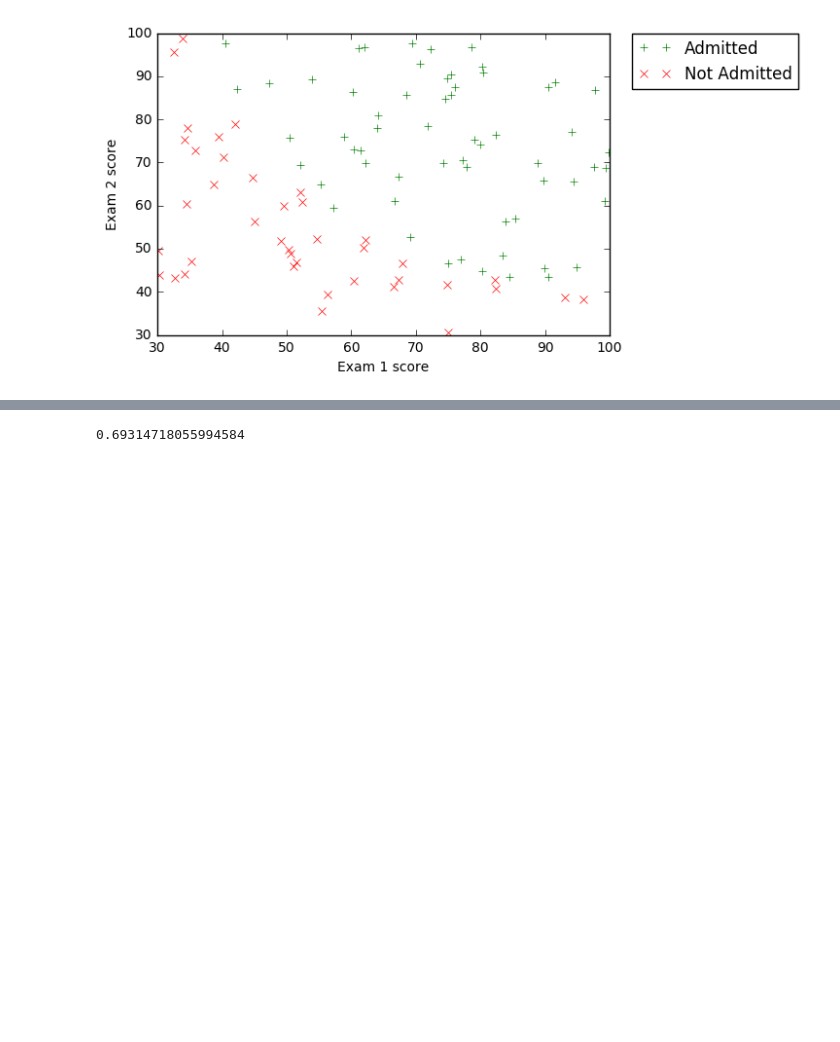
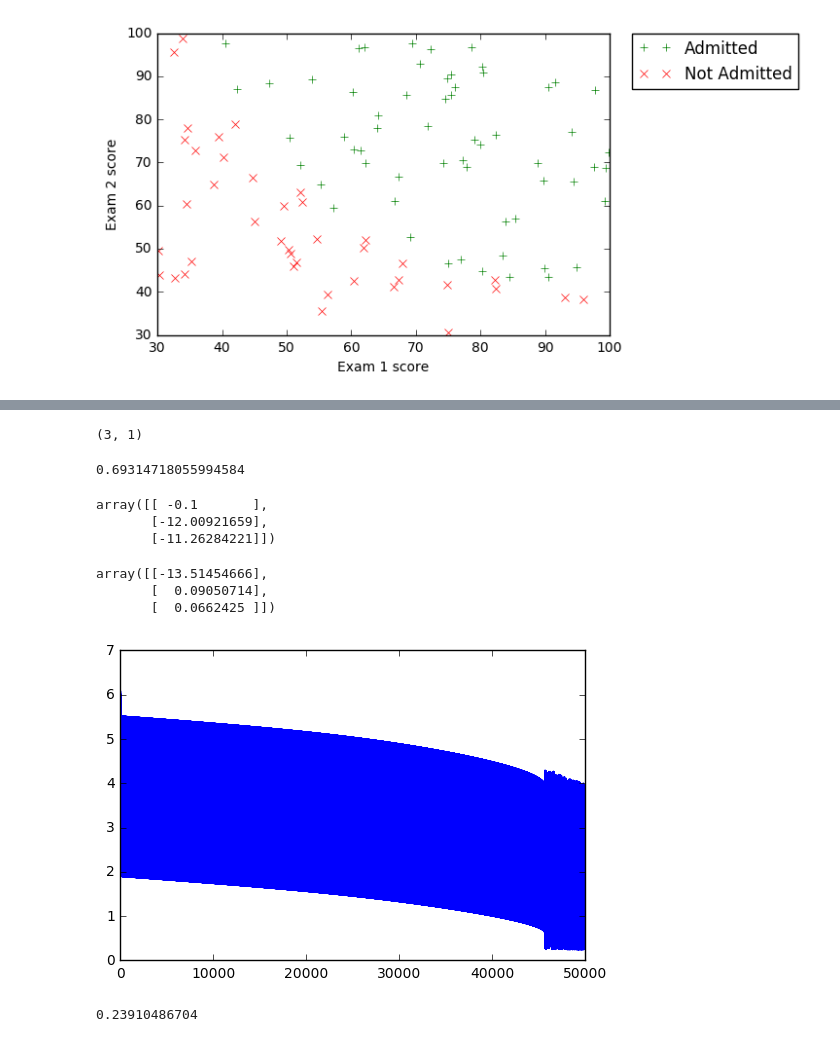
Before and after one commit to velmyk/sandbox-machine-learning, a Jupyter notebook: different/notebooks/logistic-regression.ipynb, the cells around one changed output, grey strips where cells are left out. Drawn from its saved outputs; the diff is of its cells as text; code cells hidden in the pictures; blank space fills up the shorter version.

```diff
--- a/different/notebooks/logistic-regression.ipynb
+++ b/different/notebooks/logistic-regression.ipynb
@@ -84,9 +83,55 @@ def costFunction(X, y, theta):
         J = J - y[i] * np.log(sigmoid(np.dot(X[i, :], theta))) - (1 - y[i]) * np.log(1 - sigmoid(np.dot(X[i, :], theta)));
     J = J / m
     return J
+# %%
+def gradients(X, y, theta):
+    m, n = X.shape
+    grad = np.zeros((n, 1))
+
+    for j in range(0, n):
+        for i in range(0, m):
+            grad[j, 0] = grad[j, 0] + (sigmoid(np.dot(X[i, :], theta)) - y[i]) * X[i, j]
+        grad[j, 0] = grad[j, 0] / m
+    return grad
 # %%
 n = X.shape[1]
 theta = np.zeros((n, 1))
+print(theta.shape)
 costFunction(X, y, theta)
 # %% [output]
-0.69314718055994584
+(3, 1)
+0.69314718055994584
+# %%
+gradients(X, y, theta)
+# %% [output]
+array([[ -0.1       ],
+       [-12.00921659],
+       [-11.26284221]])
+# %%
+def gradientDescent(X, y, theta, alpha, num_iters):
+    J_history = []
+
+    for _ in range(0, num_iters):
+        temp = theta - alpha * gradients(X, y, theta)
+        J_history.append(costFunction(X, y, temp))
+        theta = temp
+
+    return theta, J_history
+# %%
+t, j = gradientDescent(X, y, theta, 0.004, 50000)
+# %%
+t
+# %% [output]
+array([[-13.51454666],
+       [  0.09050714],
+       [  0.0662425 ]])
+# %%
+plt.figure()
+plt.plot(np.arange(0, len(j)), j, '-', linewidth=1)
+plt.show()
+# %% [output]
+[figure, added]
+# %%
+print(np.min(j))
+# %% [output]
+0.23910486704
```
Also changed, not shown: parts of 5 cells of this notebook, 3 other files.
